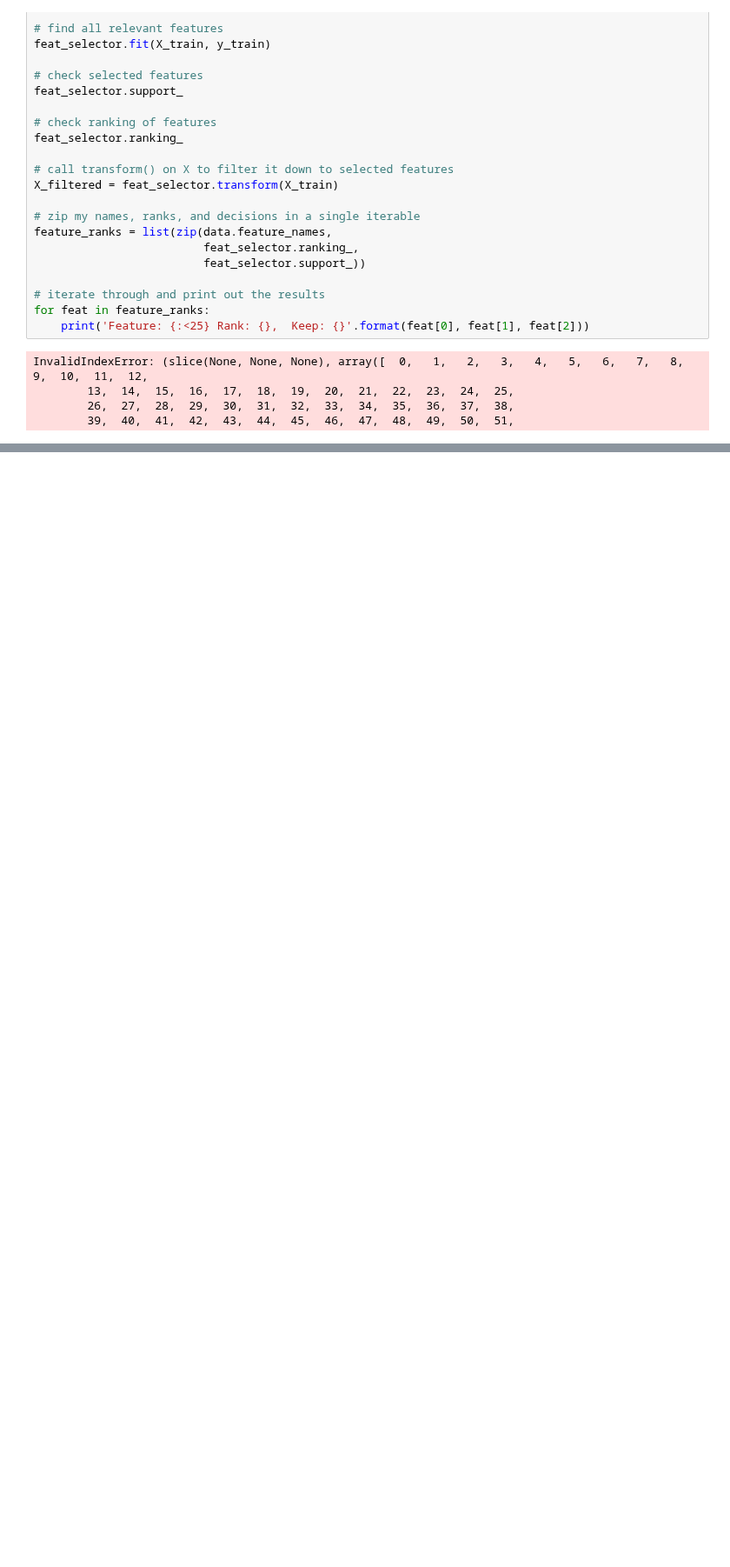
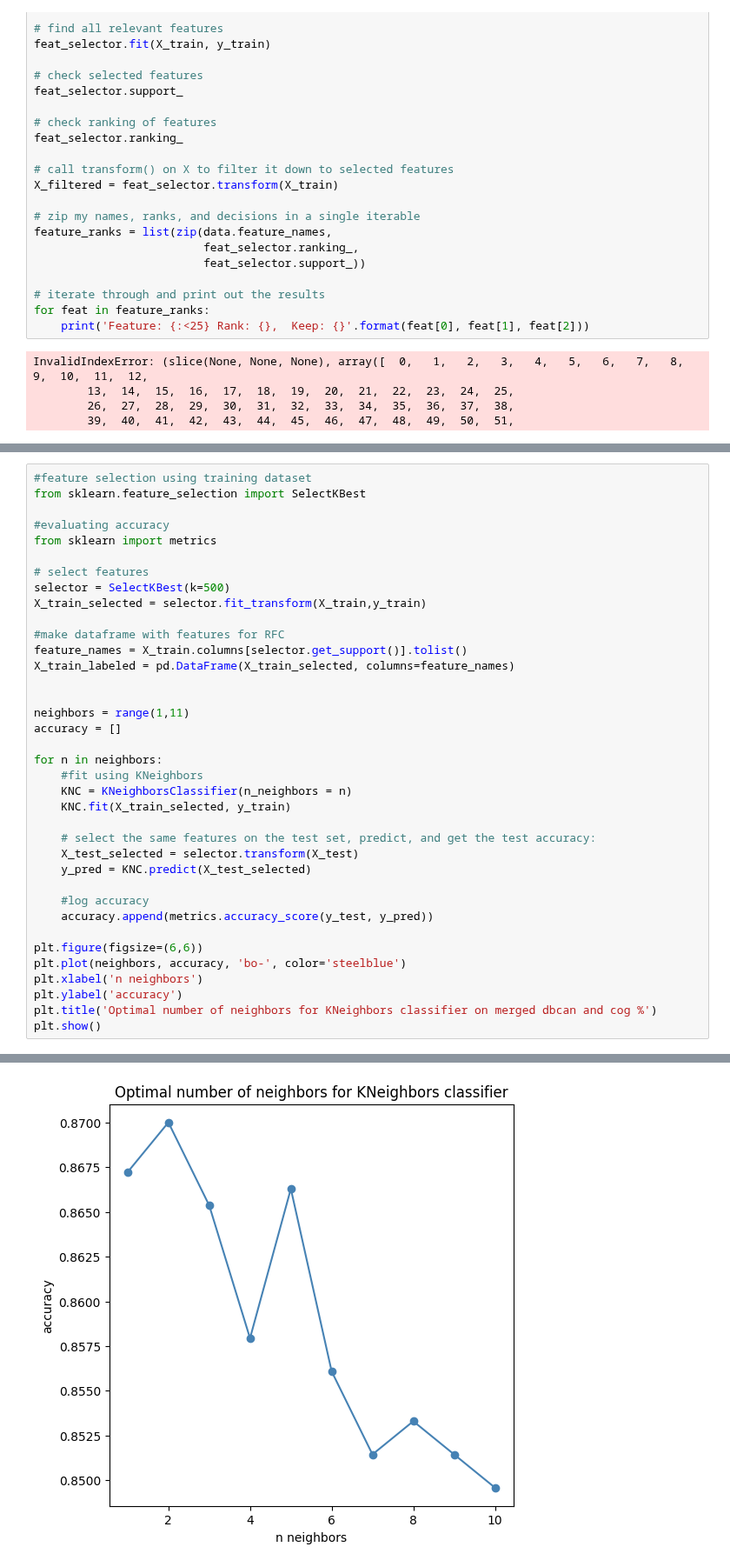
Before and after one commit to ajlukasiewicz/Team_9_MacLearn, a Jupyter notebook: Scripts/KNeighbors_classifier.ipynb, the cells around one changed output, grey strips where cells are left out. Shown at 87% size. Drawn from its saved outputs; the diff is of its cells as text; blank space fills up the shorter version.

```diff
--- a/Scripts/KNeighbors_classifier.ipynb
+++ b/Scripts/KNeighbors_classifier.ipynb
@@ -196,0 +219,38 @@ array([[ 1.04862203e+00, -4.23783691e-01,  8.28541213e-01, ...,
+# %%
+#feature selection using training dataset
+from sklearn.feature_selection import SelectKBest
+
+#evaluating accuracy
+from sklearn import metrics
+
+# select features
+selector = SelectKBest(k=500)
+X_train_selected = selector.fit_transform(X_train,y_train)
+
+#make dataframe with features for RFC
+feature_names = X_train.columns[selector.get_support()].tolist()
+X_train_labeled = pd.DataFrame(X_train_selected, columns=feature_names)
+
+
+neighbors = range(1,11)
+accuracy = []
+
+for n in neighbors:
+    #fit using KNeighbors
+    KNC = KNeighborsClassifier(n_neighbors = n)
+    KNC.fit(X_train_selected, y_train)
+
+    # select the same features on the test set, predict, and get the test accuracy:
+    X_test_selected = selector.transform(X_test)
+    y_pred = KNC.predict(X_test_selected)
+
+    #log accuracy
+    accuracy.append(metrics.accuracy_score(y_test, y_pred))
+
+plt.figure(figsize=(6,6))
+plt.plot(neighbors, accuracy, 'bo-', color='steelblue')
+plt.xlabel('n neighbors')
+plt.ylabel('accuracy')
+plt.title('Optimal number of neighbors for KNeighbors classifier on merged dbcan and cog %')
+plt.show()
+# %% [output]
@@ -196,0 +259 @@ array([[ 1.04862203e+00, -4.23783691e-01,  8.28541213e-01, ...,
+[figure, added]
```
Also changed, not shown: parts of 21 cells of this notebook.
